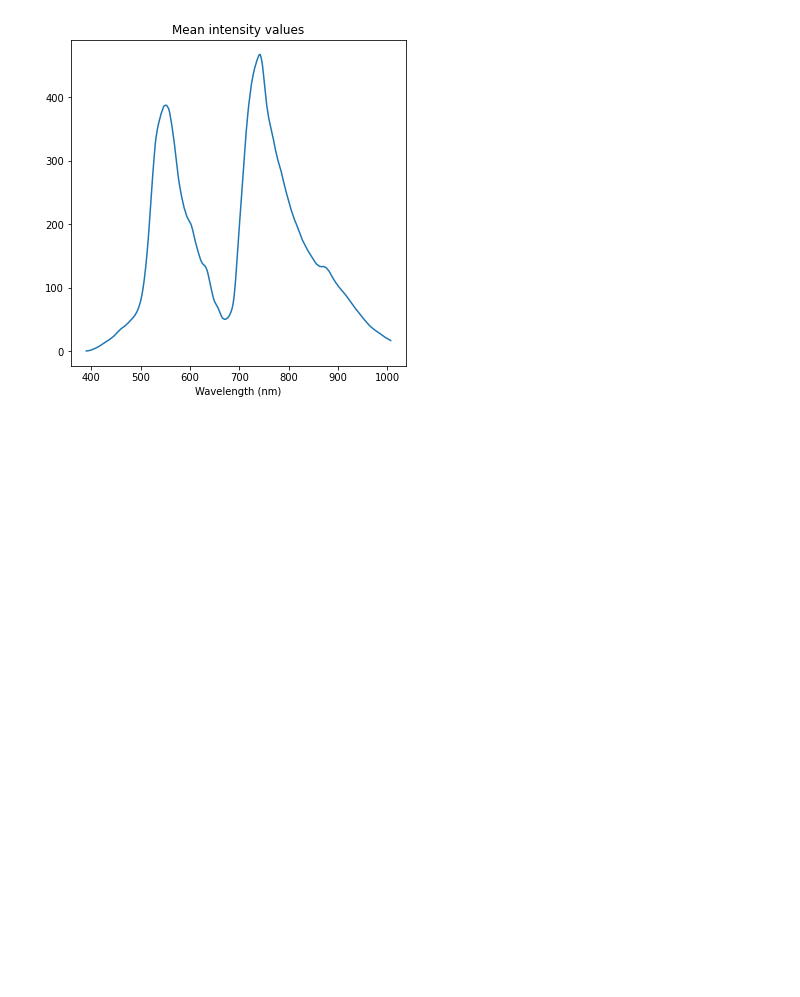
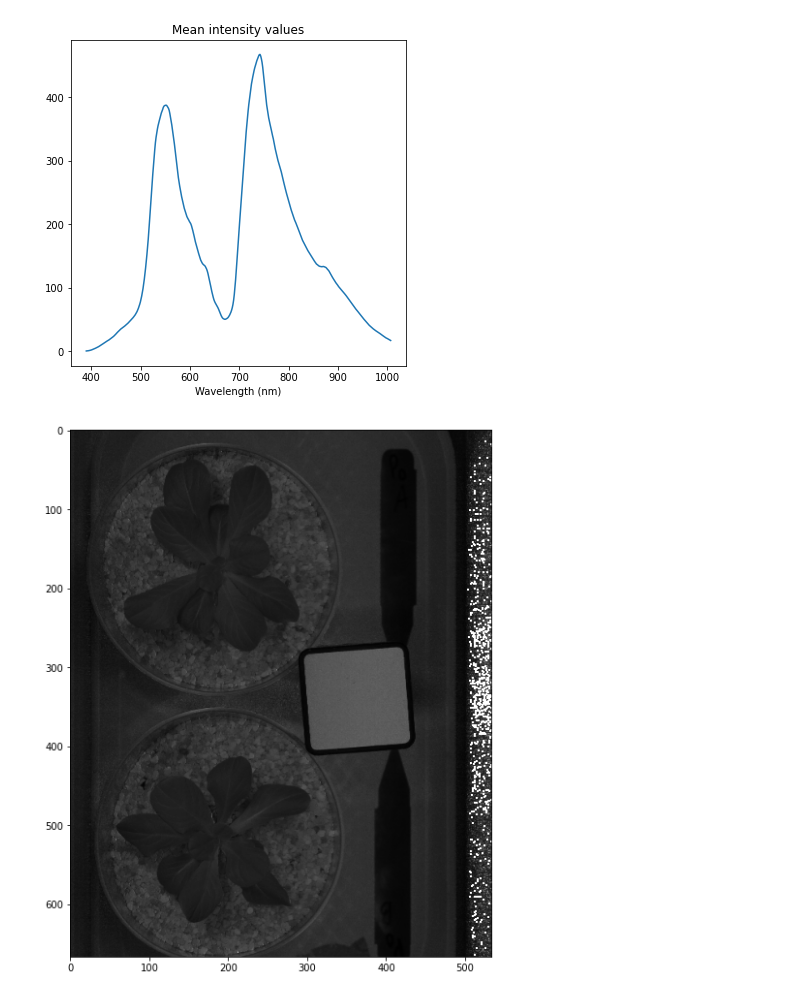
Before and after one commit to piyuss/hyperspectral-image-demo, a Jupyter notebook: Hyper_image_demo.ipynb, the cells around one changed output. Drawn from its saved outputs; the diff is of its cells as text; code cells hidden in the pictures; blank space fills up the shorter version.

```diff
--- a/Hyper_image_demo.ipynb
+++ b/Hyper_image_demo.ipynb
@@ -327,3 +341,11 @@ def plot_spectrum(spectrum_data, title):
 plot_spectrum(spectrum_list, "Mean intensity values")
 # %% [output]
 [figure]
+# %%
+g = arr[:,:,122]
+band800 = arr[:,:,310]
+ratio1 = (g/band800).squeeze(axis=2)
+# %%
+show_image(ratio1)
+# %% [output]
+[figure, added]
```
Also changed, not shown: parts of 13 cells of this notebook.
